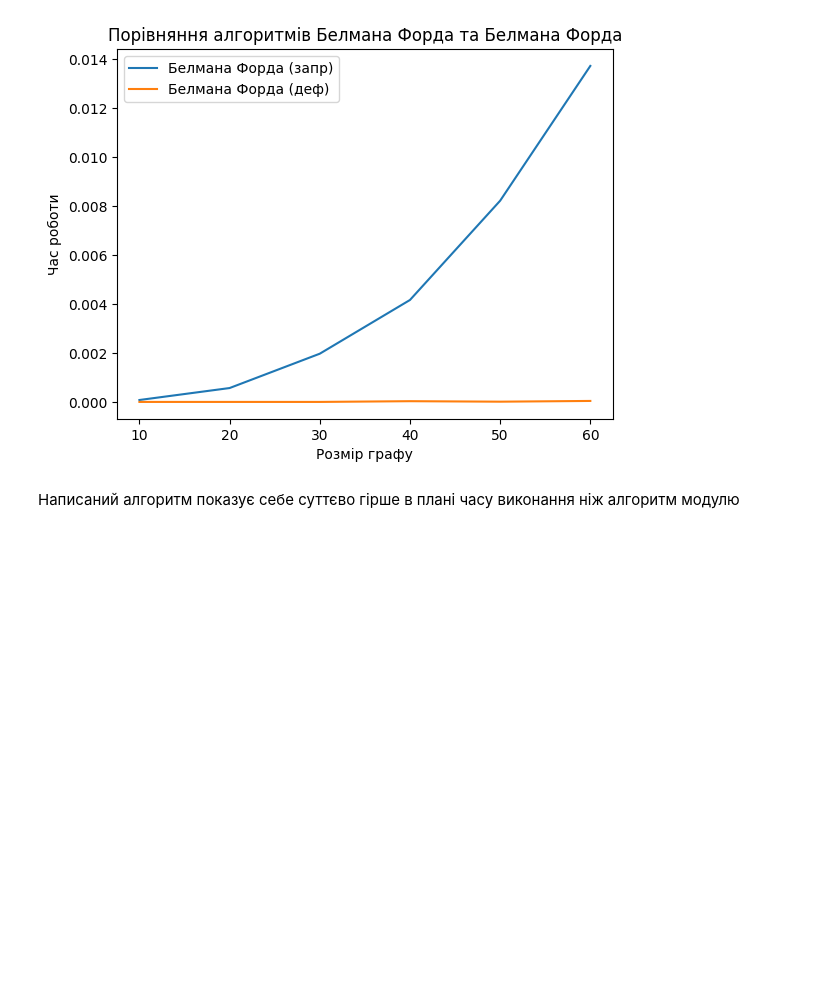
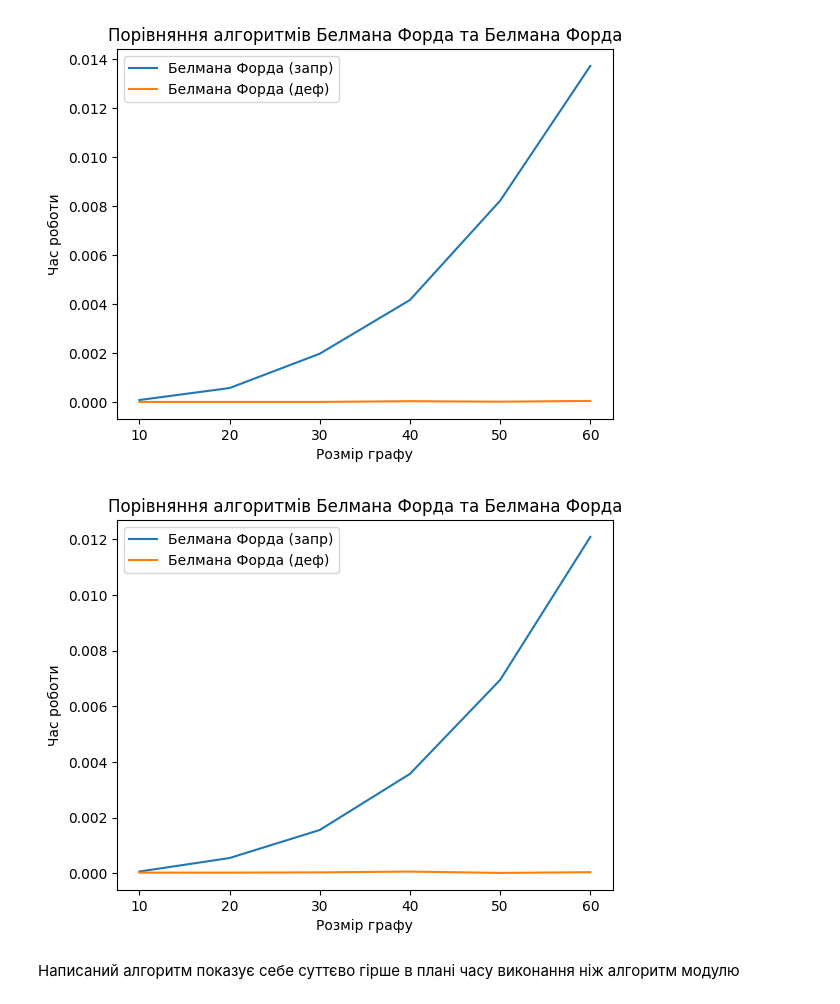
Before and after one commit to eugenekravchuk/algorithms_discrete, a Jupyter notebook: belmford_and_floydwarsh/report_2.ipynb, the cells around one changed output. Drawn from its saved outputs; the diff is of its cells as text; code cells hidden in the pictures; blank space fills up the shorter version.

```diff
--- a/belmford_and_floydwarsh/report_2.ipynb
+++ b/belmford_and_floydwarsh/report_2.ipynb
@@ -236,6 +263,20 @@ plt.legend()
 plt.show()
 # %% [output]
 [figure]
+# %%
+graph_sizes = [10, 20, 30, 40, 50, 60]
+bellman_ford_prog = [count_time_directed(bellman_ford, size) for size in graph_sizes]  # Приклад часу роботи для алгоритму Белмана Форда (запрограмованого)
+bellman_ford_def = [count_time_directed(default_belman, size) for size in graph_sizes]  # Приклад часу роботи для алгоритму Белмана Форда (дефолтного)
+
+plt.plot(graph_sizes, bellman_ford_prog, label='Белмана Форда (запр)')
+plt.plot(graph_sizes, bellman_ford_def, label='Белмана Форда (деф)')
+plt.xlabel('Розмір графу')
+plt.ylabel('Час роботи')
+plt.title('Порівняння алгоритмів Белмана Форда та Белмана Форда')
+plt.legend()
+plt.show()
+# %% [output]
+[figure, added]
 # %% [markdown]
 Написаний алгоритм показує себе суттєво гірше в плані часу виконання ніж алгоритм модулю
 # %% [markdown]
```
Also changed, not shown: parts of 5 cells of this notebook, 1 other file.
